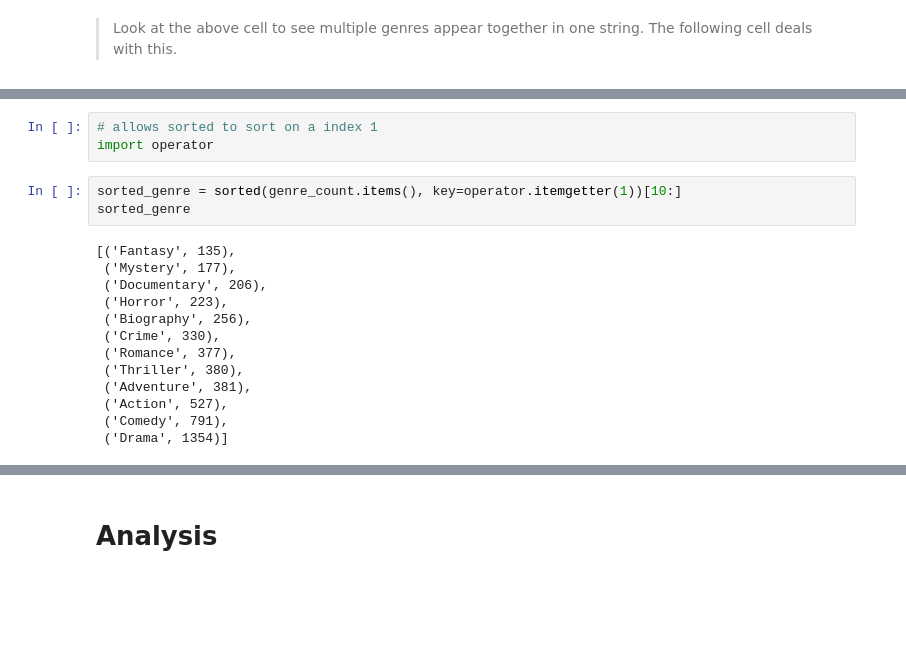
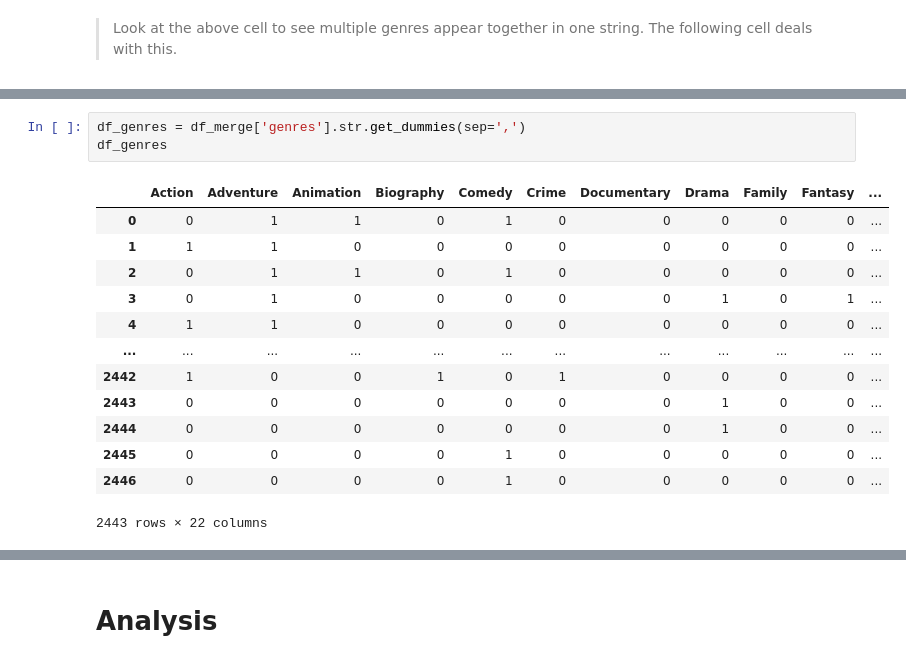
Before and after one commit to gt1719/Movie-Data-Analysis, a Jupyter notebook: movie_data_analysis.ipynb, the cells around one changed output, grey strips where cells are left out. Drawn from its saved outputs; the diff is of its cells as text; blank space fills up the shorter version.

```diff
--- a/movie_data_analysis.ipynb
+++ b/movie_data_analysis.ipynb
@@ -428,19 +342,17 @@ genre_pop
-# %%
-# allows sorted to sort on a index 1
-import operator
-# %%
-sorted_genre = sorted(genre_count.items(), key=operator.itemgetter(1))[10:]
-sorted_genre
-# %% [output]
-[('Fantasy', 135),
- ('Mystery', 177),
- ('Documentary', 206),
- ('Horror', 223),
- ('Biography', 256),
- ('Crime', 330),
- ('Romance', 377),
- ('Thriller', 380),
- ('Adventure', 381),
- ('Action', 527),
- ('Comedy', 791),
- ('Drama', 1354)]
+# %%
+df_genres = df_merge['genres'].str.get_dummies(sep=',')
+df_genres
+# %% [output]
+|  | Action | Adventure | Animation | Biography | Comedy | Crime | Documentary | Drama | Family | Fantasy | ... |
+| 0 | 0 | 1 | 1 | 0 | 1 | 0 | 0 | 0 | 0 | 0 | ... |
+| 1 | 1 | 1 | 0 | 0 | 0 | 0 | 0 | 0 | 0 | 0 | ... |
+| 2 | 0 | 1 | 1 | 0 | 1 | 0 | 0 | 0 | 0 | 0 | ... |
+| 3 | 0 | 1 | 0 | 0 | 0 | 0 | 0 | 1 | 0 | 1 | ... |
+| 4 | 1 | 1 | 0 | 0 | 0 | 0 | 0 | 0 | 0 | 0 | ... |
+| ... | ... | ... | ... | ... | ... | ... | ... | ... | ... | ... | ... |
+| 2442 | 1 | 0 | 0 | 1 | 0 | 1 | 0 | 0 | 0 | 0 | ... |
+| 2443 | 0 | 0 | 0 | 0 | 0 | 0 | 0 | 1 | 0 | 0 | ... |
+| 2444 | 0 | 0 | 0 | 0 | 0 | 0 | 0 | 1 | 0 | 0 | ... |
+| 2445 | 0 | 0 | 0 | 0 | 1 | 0 | 0 | 0 | 0 | 0 | ... |
+| 2446 | 0 | 0 | 0 | 0 | 1 | 0 | 0 | 0 | 0 | 0 | ... |
+2443 rows × 22 columns
```
Also changed, not shown: parts of 29 cells of this notebook, 3 other files.
